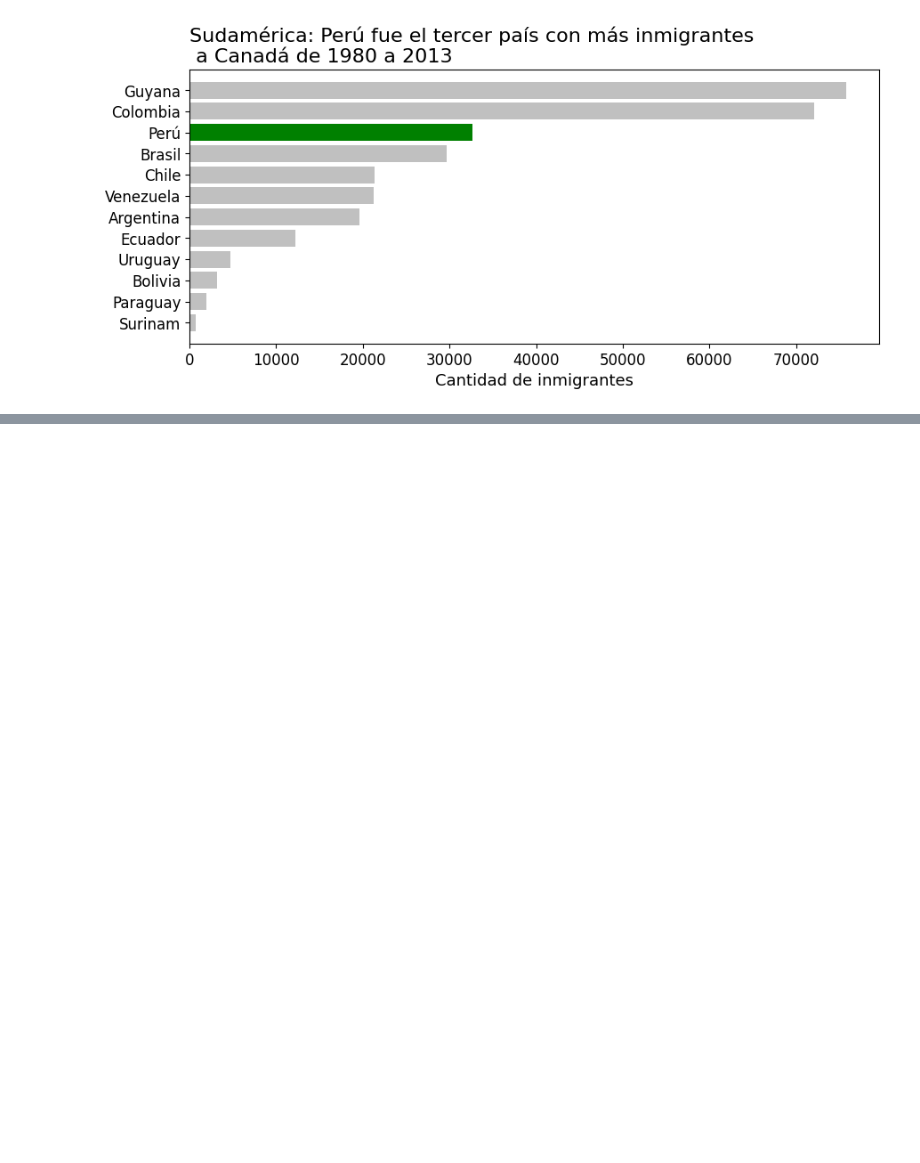
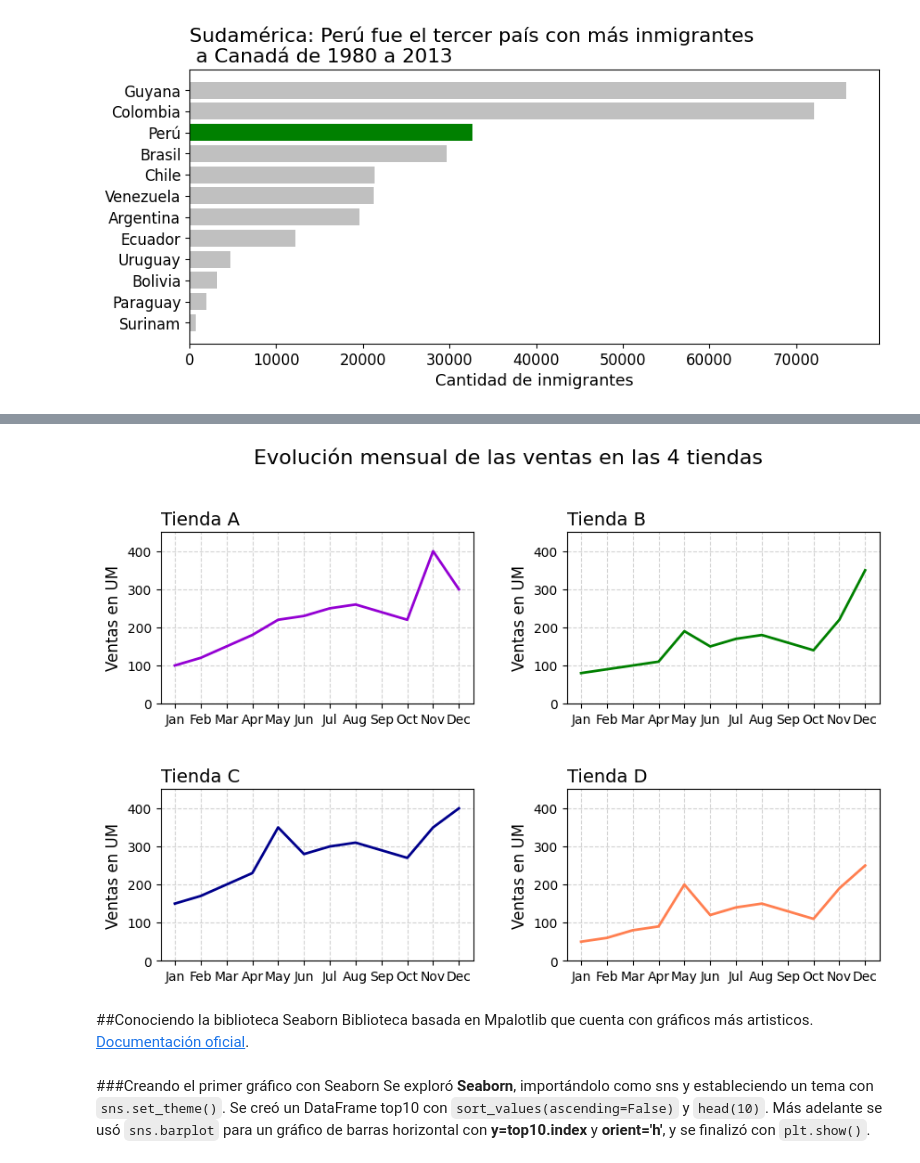
Before and after one commit to JLuceroVasquez/visualizacion-de-datos-con-bibliotecas-de-python, a Jupyter notebook: visualizacion_de_datos_con_python.ipynb, the cells around one changed output, grey strips where cells are left out. Cells and saved outputs as stored; diff of their text form; code cells hidden in the pictures; blank space fills up the shorter version.

```diff
--- a/visualizacion_de_datos_con_python.ipynb
+++ b/visualizacion_de_datos_con_python.ipynb
@@ -527,0 +650,4 @@ plt.show()
+# %%
+#Lista con el nombre de las tiendas
+tiendas = list(df_ventas.index)
+tiendas
@@ -527,0 +672,42 @@ plt.show()
+# %%
+#Se personaliza la visualización.
+fig, axs = plt.subplots(2, 2, figsize=(10,6))
+fig.suptitle('Evolución mensual de las ventas en las 4 tiendas', fontsize=16, y=1.03) #Se estableción 16 como el tamaño del texto.
+fig.subplots_adjust(hspace=0.5, wspace=0.3)
+
+#Se crea un mapa de colores.
+colores_ventas = ['darkviolet', 'green', 'darkblue', 'coral']
+
+#Se establece los valores límites del eje Y.
+ymax = 450
+ymin = 0
+
+#Se itera sobre los ejes de la figura.
+for i, ax in enumerate(axs.flat):
+  #Datos
+  ax.plot(df_ventas.loc[tiendas[i], meses], lw=2, c=colores_ventas[i])
+
+  #Título
+  ax.set_title(f'Tienda {tiendas[i]}', loc='left', fontsize=14)
+
+  #Etiqueta de los ejes.
+  ax.tick_params(labelsize=10)
+
+  #Eje Y
+  ax.set_ylim(ymin, ymax)
+  ax.set_ylabel('Ventas en UM', fontsize=12)
+
+  #Cuadricula
+  ax.grid(color='lightgrey', linestyle='--') #Se agrega cuadrilla, con líneas punteadas.
+
+#Se exporta la imagen a Drive.
+path_fig3 = '/content/drive/MyDrive/Aprendizaje-vigente/Programa ONE/Ruta 5 - Aprendiendo a hacer ETL/5-visualizacion-de-datos-con-python/desafio_ventas.png'
+fig.savefig(path_fig3, transparent=False, dpi=300, bbox_inches='tight')
+
+#Se muestra únicamente la imagen.
+plt.show()
+# %% [output]
+[figure, added]
+# %% [markdown]
+##Conociendo la biblioteca Seaborn
+Biblioteca basada en Mpalotlib que cuenta con gráficos más artisticos. [Documentación oficial](https://seaborn.pydata.org/).
@@ -527,0 +717,3 @@ plt.show()
+# %% [markdown]
+###Creando el primer gráfico con Seaborn
+Se exploró **Seaborn**, importándolo como sns y estableciendo un tema con `sns.set_theme()`. Se creó un DataFrame top10 con `sort_values(ascending=False)` y `head(10)`. Más adelante se usó `sns.barplot` para un gráfico de barras horizontal con **y=top10.index** y **orient='h'**, y se finalizó con `plt.show()`.
```
Also changed, not shown: parts of 15 cells of this notebook.
